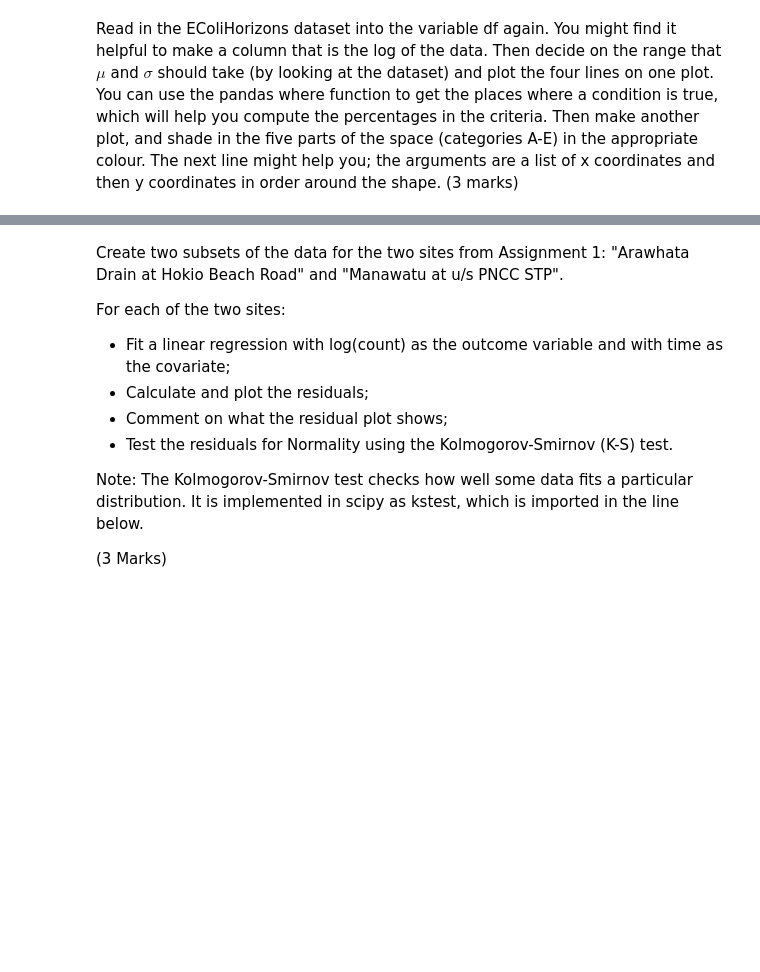
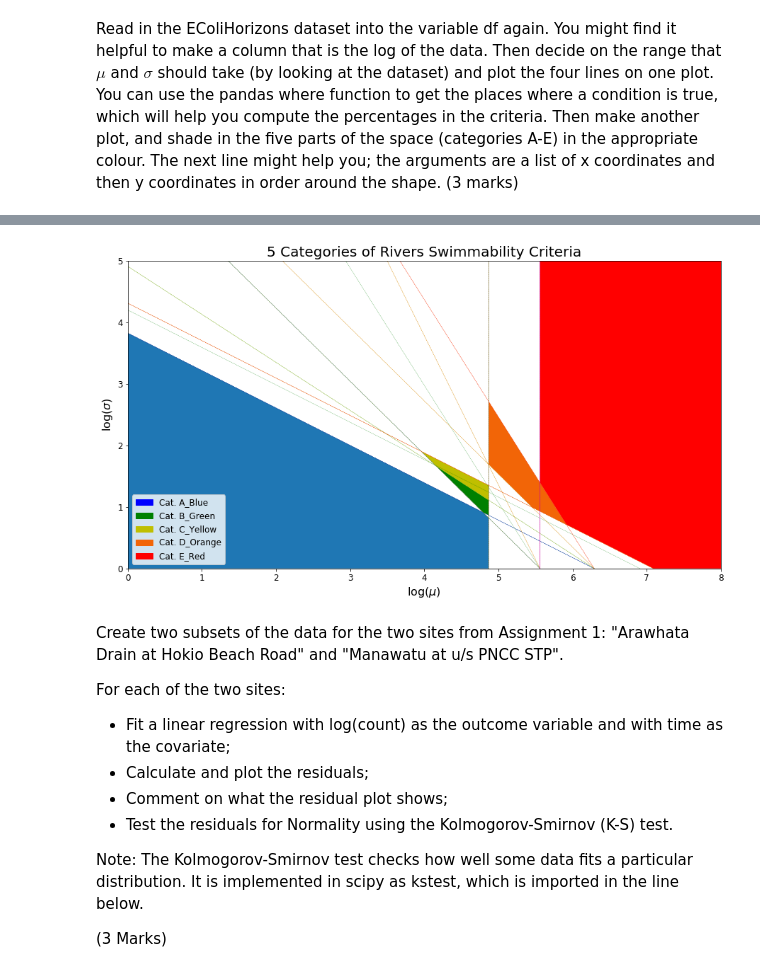
Before and after one commit to hanhnus/DATA201, a Jupyter notebook: Assignment2-RevisedVersion.ipynb, the cells around one changed output, grey strips where cells are left out. Drawn from its saved outputs; the diff is of its cells as text; code cells hidden in the pictures; blank space fills up the shorter version.

```diff
--- a/Assignment2-RevisedVersion.ipynb
+++ b/Assignment2-RevisedVersion.ipynb
@@ -53,0 +74,87 @@ df.head()
+# %%
+# define a function to calculate the intersection given 2 lines
+def calculate(k1, b1, k2, b2):
+    x = (b2 - b1) / (k1 - k2)
+    y = (k1 * b2 - k2 * b1) / (k1 - k2)
+    return x, y
+# %%
+fig, ax = pl.subplots(figsize=(15, 8))
+
+# Category A (Blue)
+ax.plot(mu, (log540 - mu) / ppf95,   'b--', linewidth = 0.3)      # threshold: samples over 540
+ax.plot(mu, (mu - log130) / 0.00001, 'b--', linewidth = 0.3)      # threshold: median
+ax.plot(mu, (log540 - mu) / ppf95,   'b--', linewidth = 0.3)      # threshold: 95th percentile
+ax.plot(mu, (log260 - mu) / ppf80,   'b--', linewidth = 0.3)      # threshold: samples over 260
+x_intxn_3, y_intxn_3 = calculate((-1 / ppf95), (log540 / ppf95), (-1 / ppf80),  ( log260 / ppf80))
+x_intxn_4, y_intxn_4 = calculate((-1 / ppf80), (log260 / ppf80), ( 1 / 0.00001),(-log130 / 0.00001))
+fill_A = pl.fill([0, 0, x_intxn_3, x_intxn_4, log130],      # x
+                 [0, log540/ppf95, y_intxn_3, y_intxn_4, 0])# y
+
+# Category B (Green)
+ax.plot(mu, (log540 - mu)  / ppf95,   'g--', linewidth = 0.3)     # threshold: samples over 540 larger than 5%
+ax.plot(mu, (log540 - mu)  / ppf90,   'g--', linewidth = 0.3)     # threshold: samples over 540 less than 10%
+ax.plot(mu, (mu - log130)  / 0.00001, 'g--', linewidth = 0.3)     # threshold: median
+ax.plot(mu, (log1000 - mu) / ppf95,   'g--', linewidth = 0.3)     # threshold: 95th percentile
+ax.plot(mu, (log260 - mu)  / ppf80,   'g--', linewidth = 0.3)     # threshold: samples over 260 larger than 20%
+ax.plot(mu, (log260 - mu)  / ppf70,   'g--', linewidth = 0.3)     # threshold: samples over 260 less than 30%
+x_intxn_1, y_intxn_1 = calculate((-1 / ppf80), (log260 / ppf80), (-1 / ppf90),   ( log540 / ppf90))
+x_intxn_2, y_intxn_2 = calculate((-1 / ppf90), (log540 / ppf90), ( 1 / 0.00001), (-log130 / 0.00001))
+x_intxn_3, y_intxn_3 = calculate((-1 / ppf95), (log540 / ppf95), ( 1 / 0.00001), (-log130 / 0.00001))
+x_intxn_4, y_intxn_4 = calculate((-1 / ppf95), (log540 / ppf95), (-1 / ppf80),   ( log260 / ppf80))
+fill_B = pl.fill([x_intxn_1, x_intxn_2, x_intxn_3, x_intxn_4],      # x
+                 [y_intxn_1, y_intxn_2, y_intxn_3, y_intxn_4], 'g') # y
+
+# Category C (Yellow)
+ax.plot(mu, (log540 - mu) / ppf90,   'y--', linewidth = 0.3)      # threshold: samples over 540 larger than 10%
+ax.plot(mu, (log540 - mu) / ppf80,   'y--', linewidth = 0.3)      # threshold: samples over 540 less than 20%
+ax.plot(mu, (mu - log130) / 0.00001, 'y--', linewidth = 0.3)      # threshold: median less than 130
+ax.plot(mu, (log1200 - mu) / ppf95,  'y--', linewidth = 0.3)      # threshold: 95th percentile less than 1200
+ax.plot(mu, (log260 - mu) / ppf80,   'y--', linewidth = 0.3)      # threshold: samples over 260 larger than 20%
+ax.plot(mu, (log260 - mu) / ppf66,   'y--', linewidth = 0.3)      # threshold: samples over 260 less than 30%
+x_intxn_1, y_intxn_1 = calculate((-1 / ppf80), (log260  / ppf80), (-1 / ppf95),   ( log1200 / ppf95))
+x_intxn_2, y_intxn_2 = calculate((-1 / ppf95), (log1200 / ppf95), ( 1 / 0.00001), (-log130  / 0.00001))
+x_intxn_3, y_intxn_3 = calculate((-1 / ppf90), (log540  / ppf90), ( 1 / 0.00001), (-log130  / 0.00001))
+x_intxn_4, y_intxn_4 = calculate((-1 / ppf90), (log540  / ppf90), (-1 / ppf80),   ( log260  / ppf80))
+fill_C = pl.fill([x_intxn_1, x_intxn_2, x_intxn_3, x_intxn_4],      # x
+                 [y_intxn_1, y_intxn_2, y_intxn_3, y_intxn_4], 'y') # y
+
+# Category D (Orange)
+ax.plot(mu, (log540 - mu) / ppf80,   '--', color = '#F26507', linewidth = 0.3)      # threshold: samples over 540 larger than 20%
+ax.plot(mu, (log540 - mu) / ppf70,   '--', color = '#F26507', linewidth = 0.3)      # threshold: samples over 540 less than 30%
+ax.plot(mu, (mu - log130) / 0.00001, '--', color = '#F26507', linewidth = 0.3)      # threshold: median larger than 130
+ax.plot(mu, (log1200 - mu) / ppf95,  '--', color = '#F26507', linewidth = 0.3)      # threshold: 95th percentile larger than 1200
+ax.plot(mu, (log260 - mu) / ppf66,   '--', color = '#F26507', linewidth = 0.3)      # threshold: samples over 260 larger than 34%
+x_intxn_1, y_intxn_1 = calculate((-1 / ppf70),   (log540  / ppf70),   ( 1 / 0.00001), (-log130 / 0.00001))
+x_intxn_2, y_intxn_2 = calculate((-1 / ppf95),   (log1200 / ppf95),   (-1 / ppf70),   ( log540 / ppf70))
+x_intxn_3, y_intxn_3 = calculate((-1 / ppf95),   (log1200 / ppf95),   (-1 / ppf80),   ( log540 / ppf80))
+x_intxn_4, y_intxn_4 = calculate(( 1 / 0.00001), (-log130 / 0.00001), (-1 / ppf80),   ( log540 / ppf80))
+fill_D = pl.fill([x_intxn_1, x_intxn_2, x_intxn_3, x_intxn_4],      # x
+                 [y_intxn_1, y_intxn_2, y_intxn_3, y_intxn_4], '#F26507') # y
+
+# Category E (Red)
+ax.plot(mu, (log540 - mu) / ppf70,           'r--', linewidth = 0.3)      # threshold: samples over 540 larger than 30%
+ax.plot(mu, (mu - log260) / 0.00001,         'r--', linewidth = 0.3)      # threshold: median larger than 260
+ax.plot(mu, (log1200 - mu) / ppf95,          'r--', linewidth = 0.3)      # threshold: 95th percentile larger than 1200
+ax.plot(mu, (log260 - mu) / (ppf50+0.00001), 'm-',  linewidth=0.5)        # threshold: samples over 260 larger than 50%
+x_intxn_2, y_intxn_2 = calculate((-1 / ppf70), (log540 / ppf70), ( 1 / 0.00001),(-log260  / 0.00001))
+x_intxn_3, y_intxn_3 = calculate((-1 / ppf70), (log540 / ppf70), (-1 / ppf95),  ( log1200 / ppf95))
+fill_E = pl.fill([log260, x_intxn_2, x_intxn_3, log1200, 12, 12],      # x
+                 [6,      y_intxn_2, y_intxn_3, 0,       0,  6], 'r', label = 'Cat Red(E)') # y
+
+# Visualization
+mu = np.arange(0, 8, 0.1)
+ax.set_xlim(0, 8)
+ax.set_ylim(0, 5)
+ax.tick_params(axis = "x", labelsize = 12)
+ax.tick_params(axis = "y", labelsize = 12)
+ax.set_title('5 Categories of Rivers Swimmability Criteria', fontsize = 20)
+ax.set_xlabel('log($\mu$)',    fontsize = 16)
+ax.set_ylabel('log($\sigma$)', fontsize = 16)
+blue_patch   = mpatches.Patch(color = 'b',       label = 'Cat. A_Blue')
+green_patch  = mpatches.Patch(color = 'g',       label = 'Cat. B_Green')
+yellow_patch = mpatches.Patch(color = 'y',       label = 'Cat. C_Yellow')
+orange_patch = mpatches.Patch(color = '#F26507', label = 'Cat. D_Orange')
+red_patch    = mpatches.Patch(color = 'r',       label = 'Cat. E_Red')
+ax.legend(handles  = [blue_patch, green_patch, yellow_patch, orange_patch, red_patch],
+          fontsize = "large", loc = 'lower left')
+# %% [output]
@@ -54,3 +162,4 @@ df.head()
+[figure, added]
 # %% [markdown]
 Create two subsets of the data for the two sites from Assignment 1: "Arawhata Drain at Hokio Beach Road" and "Manawatu at u/s PNCC STP".
 
```
Also changed, not shown: parts of 20 cells of this notebook.
